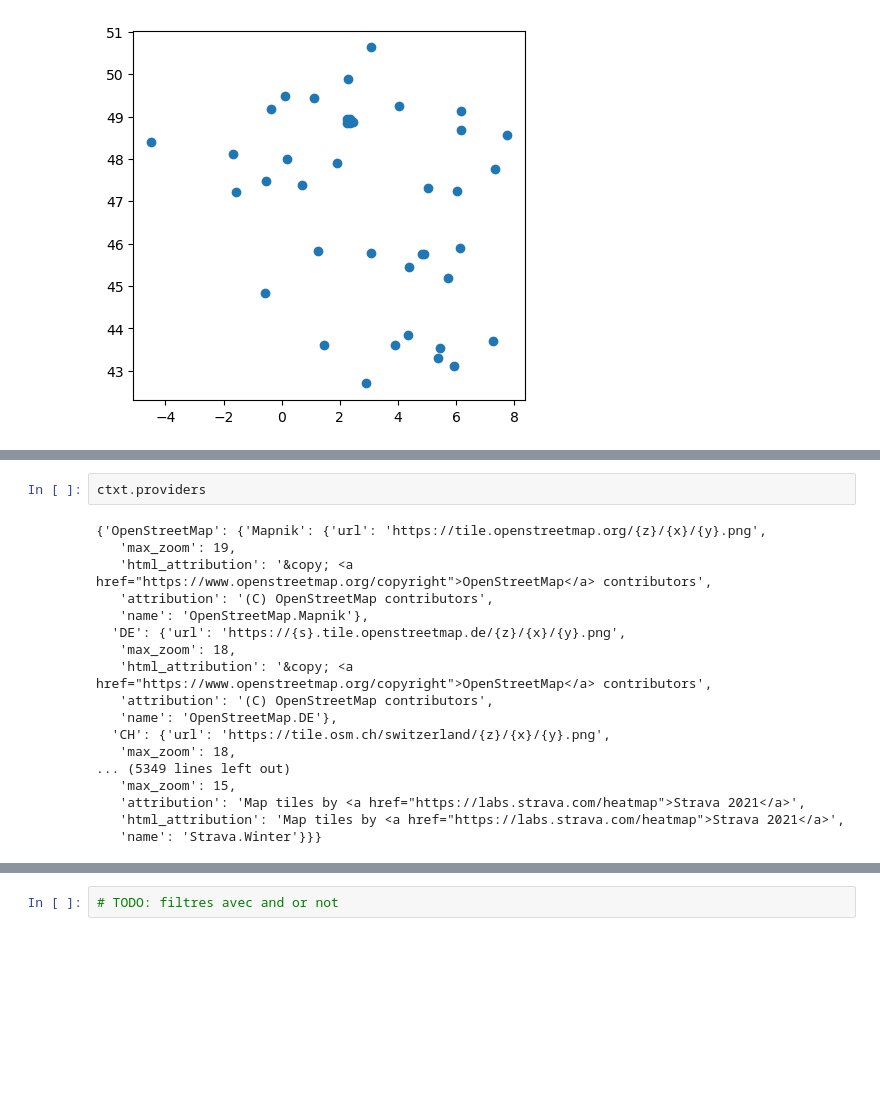
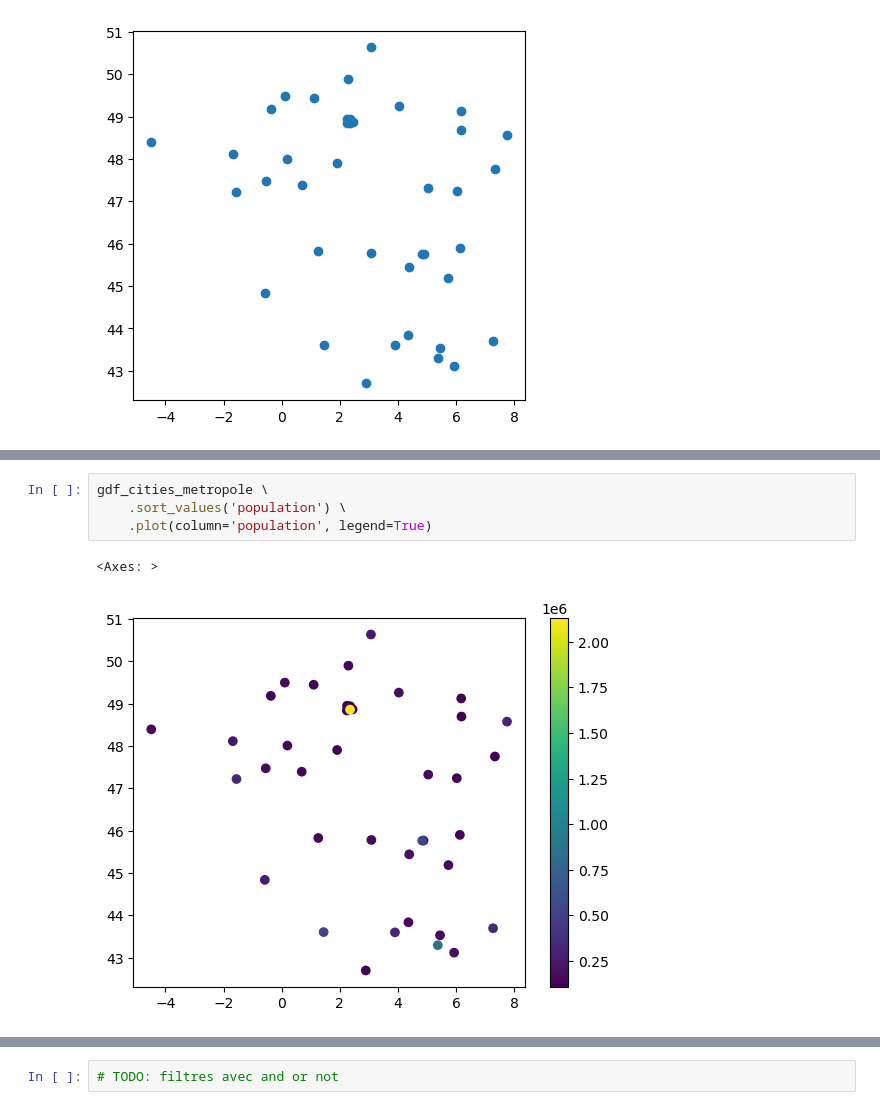
Before and after one commit to matthcol/python202503, a Jupyter notebook: Villes_pandas_gis.ipynb, the cells around one changed output, grey strips where cells are left out. Cells and saved outputs as stored; diff of their text form; blank space fills up the shorter version.

```diff
--- a/Villes_pandas_gis.ipynb
+++ b/Villes_pandas_gis.ipynb
@@ -1720,20 +1666,7 @@ ax
-# %%
-ctxt.providers
-# %% [output]
-{'OpenStreetMap': {'Mapnik': {'url': 'https://tile.openstreetmap.org/{z}/{x}/{y}.png',
-   'max_zoom': 19,
-   'html_attribution': '&copy; <a href="https://www.openstreetmap.org/copyright">OpenStreetMap</a> contributors',
-   'attribution': '(C) OpenStreetMap contributors',
-   'name': 'OpenStreetMap.Mapnik'},
-  'DE': {'url': 'https://{s}.tile.openstreetmap.de/{z}/{x}/{y}.png',
-   'max_zoom': 18,
-   'html_attribution': '&copy; <a href="https://www.openstreetmap.org/copyright">OpenStreetMap</a> contributors',
-   'attribution': '(C) OpenStreetMap contributors',
-   'name': 'OpenStreetMap.DE'},
-  'CH': {'url': 'https://tile.osm.ch/switzerland/{z}/{x}/{y}.png',
-   'max_zoom': 18,
-... (5349 lines left out)
-   'max_zoom': 15,
-   'attribution': 'Map tiles by <a href="https://labs.strava.com/heatmap">Strava 2021</a>',
-   'html_attribution': 'Map tiles by <a href="https://labs.strava.com/heatmap">Strava 2021</a>',
-   'name': 'Strava.Winter'}}}
+# %%
+gdf_cities_metropole \
+    .sort_values('population') \
+    .plot(column='population', legend=True)
+# %% [output]
+<Axes: >
+[figure, added]
```
Also changed, not shown: parts of 15 cells of this notebook.
